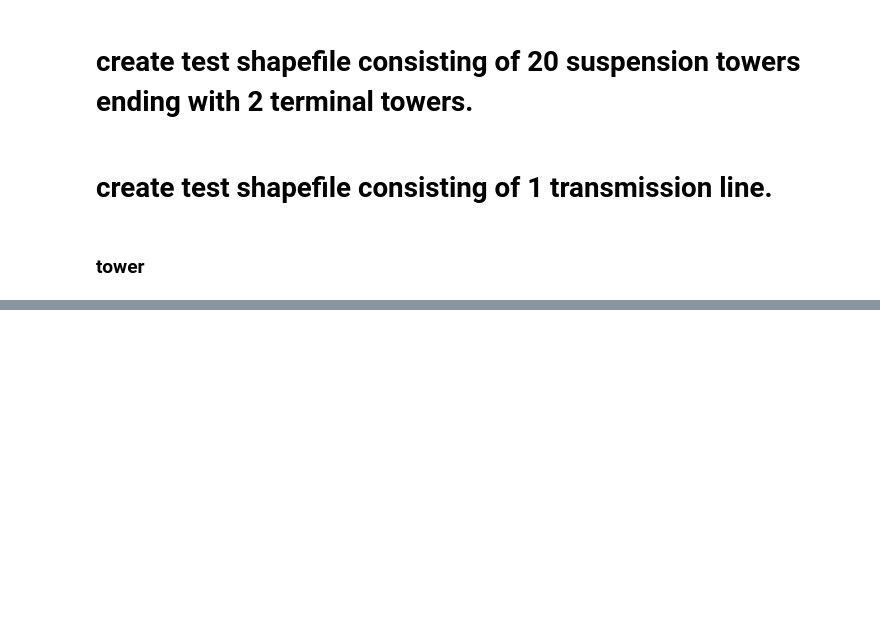
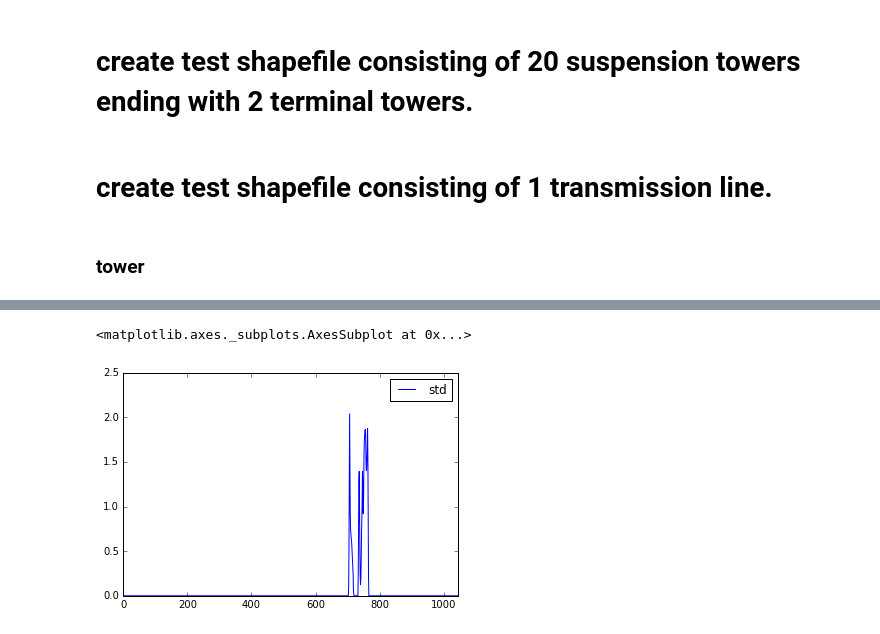
Before and after one commit to GeoscienceAustralia/wistl, a Jupyter notebook: Untitled.ipynb, the cells around one changed output, grey strips where cells are left out. Cells and saved outputs as stored; diff of their text form; code cells hidden in the pictures; blank space fills up the shorter version.

```diff
--- a/Untitled.ipynb
+++ b/Untitled.ipynb
@@ -115,0 +144,5 @@ from wistl.config import Config
+# %%
+est_no_damage_non_cascading.plot(y='std')
+# %% [output]
+<matplotlib.axes._subplots.AxesSubplot at 0x...>
+[figure, added]
```
Also changed, not shown: parts of 26 cells of this notebook, 9 other files.
